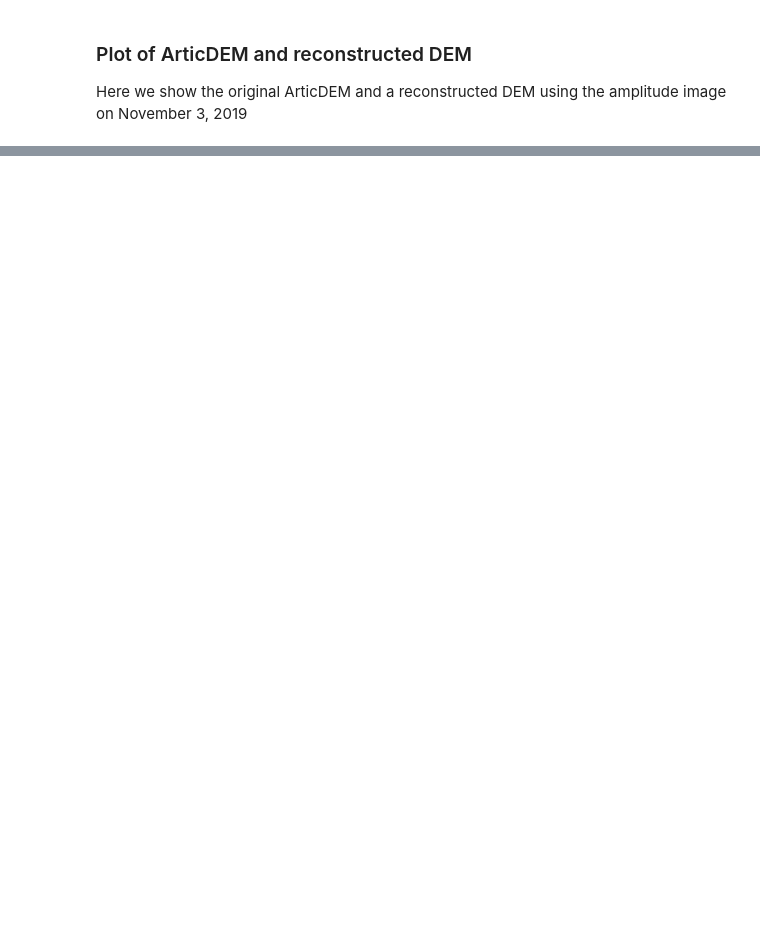
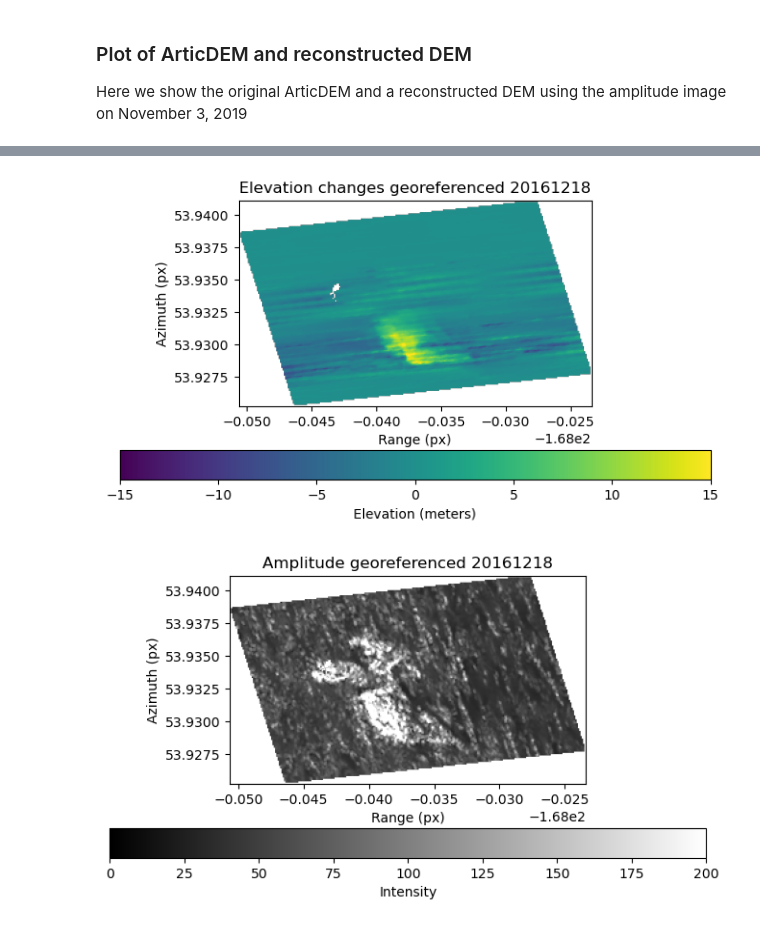
Before and after one commit to mfangaritav/MOSART, a Jupyter notebook: Process_Sen1.ipynb, the cells around one changed output, grey strips where cells are left out. Cells and saved outputs as stored; diff of their text form; code cells hidden in the pictures; blank space fills up the shorter version.

```diff
--- a/Process_Sen1.ipynb
+++ b/Process_Sen1.ipynb
@@ -294,0 +298,26 @@ plt.show()
+# %%
+geochanges,extent=sfs.georeference(pre_stack,array=changes,pixel_size=0.0001)
+geoamps,extent=sfs.georeference(pre_stack,array=tamps,pixel_size=0.0001)
+# %%
+%matplotlib inline
+
+index=1
+
+plt.figure(figsize=(8,4))
+plt.title('Elevation changes georeferenced '+keys[index])
+plt.imshow(geochanges[index],extent=extent,vmin=-15,vmax=15)
+plt.colorbar(label='Elevation (meters)',orientation='horizontal')
+plt.xlabel('Range (px)')
+plt.ylabel('Azimuth (px)')
+
+plt.figure(figsize=(8,4))
+plt.title('Amplitude georeferenced '+keys[index])
+plt.imshow(geoamps[index],extent=extent,vmin=0,vmax=200,cmap='gray')
+plt.colorbar(label='Intensity',orientation='horizontal')
+plt.xlabel('Range (px)')
+plt.ylabel('Azimuth (px)')
+
+plt.show()
+# %% [output]
+[figure, added]
+[figure, added]
```
Also changed, not shown: parts of 10 cells of this notebook, 6 other files.
